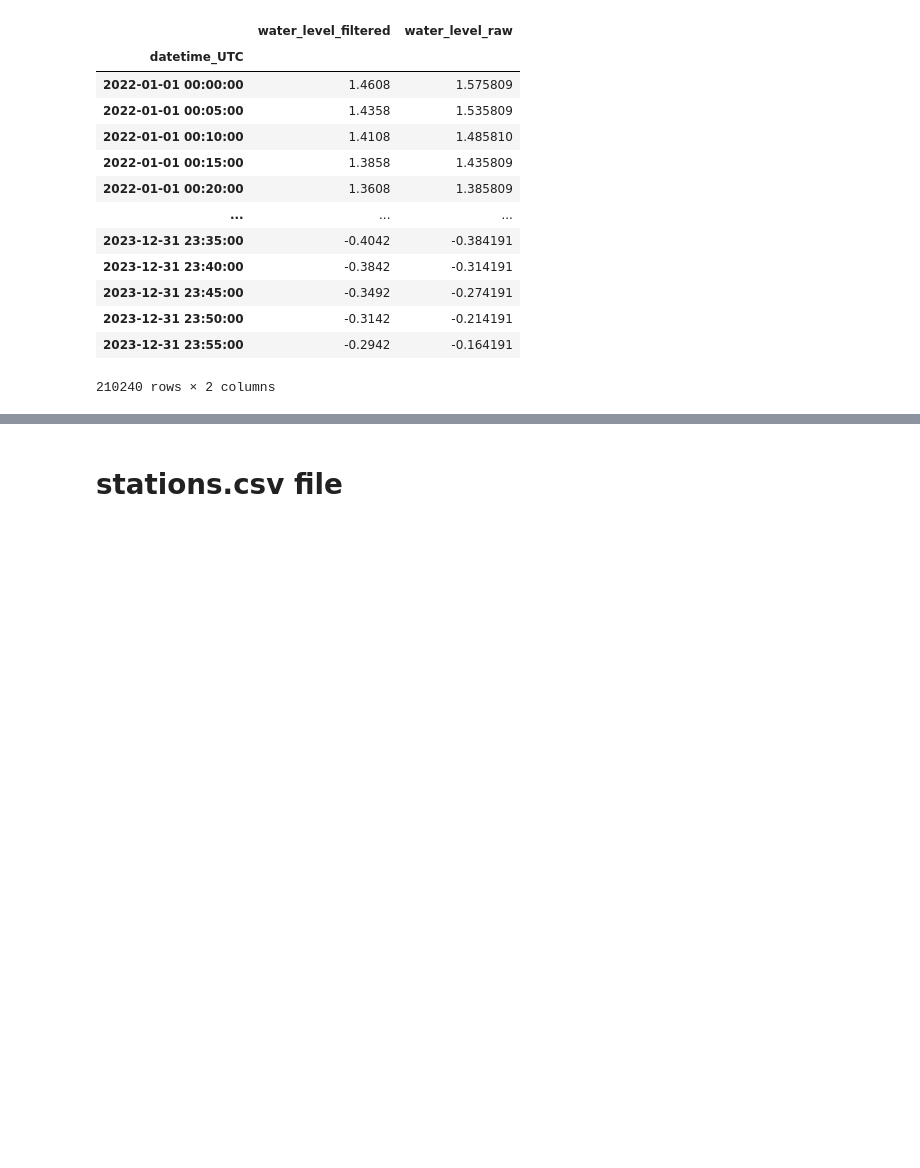
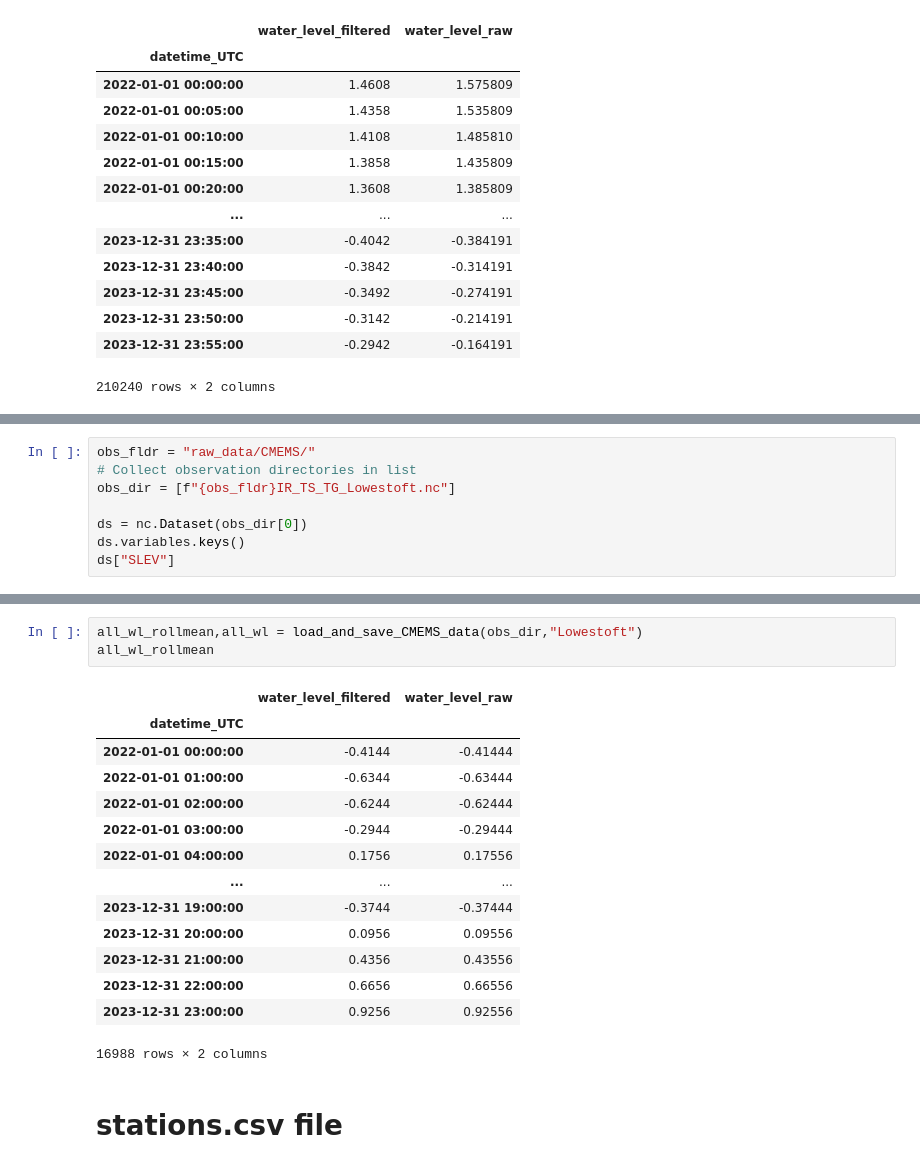
Before and after one commit to DHI/WaterBench-MIKE21HD-SouthernNorthSea, a Jupyter notebook: .preprocessing/preprocess_wl_stations.ipynb, the cells around one changed output, grey strips where cells are left out. Cells and saved outputs as stored; diff of their text form; blank space fills up the shorter version.

```diff
--- a/.preprocessing/preprocess_wl_stations.ipynb
+++ b/.preprocessing/preprocess_wl_stations.ipynb
@@ -1150,0 +1245,8 @@ all_wl_rollmean
+# %%
+obs_fldr = "raw_data/CMEMS/"
+# Collect observation directories in list
+obs_dir = [f"{obs_fldr}IR_TS_TG_Lowestoft.nc"]
+
+ds = nc.Dataset(obs_dir[0])
+ds.variables.keys()
+ds["SLEV"]
@@ -1151,3 +1271,21 @@ all_wl_rollmean
+# %%
+all_wl_rollmean,all_wl = load_and_save_CMEMS_data(obs_dir,"Lowestoft")
+all_wl_rollmean
+# %% [output]
+|  | water_level_filtered | water_level_raw |
+| datetime_UTC |  |  |
+| 2022-01-01 00:00:00 | -0.4144 | -0.41444 |
+| 2022-01-01 01:00:00 | -0.6344 | -0.63444 |
+| 2022-01-01 02:00:00 | -0.6244 | -0.62444 |
+| 2022-01-01 03:00:00 | -0.2944 | -0.29444 |
+| 2022-01-01 04:00:00 | 0.1756 | 0.17556 |
+| ... | ... | ... |
+| 2023-12-31 19:00:00 | -0.3744 | -0.37444 |
+| 2023-12-31 20:00:00 | 0.0956 | 0.09556 |
+| 2023-12-31 21:00:00 | 0.4356 | 0.43556 |
+| 2023-12-31 22:00:00 | 0.6656 | 0.66556 |
+| 2023-12-31 23:00:00 | 0.9256 | 0.92556 |
+16988 rows × 2 columns
 # %% [markdown]
 # stations.csv file
 # %%
```
Also changed, not shown: parts of 8 cells of this notebook, 14 other files.
